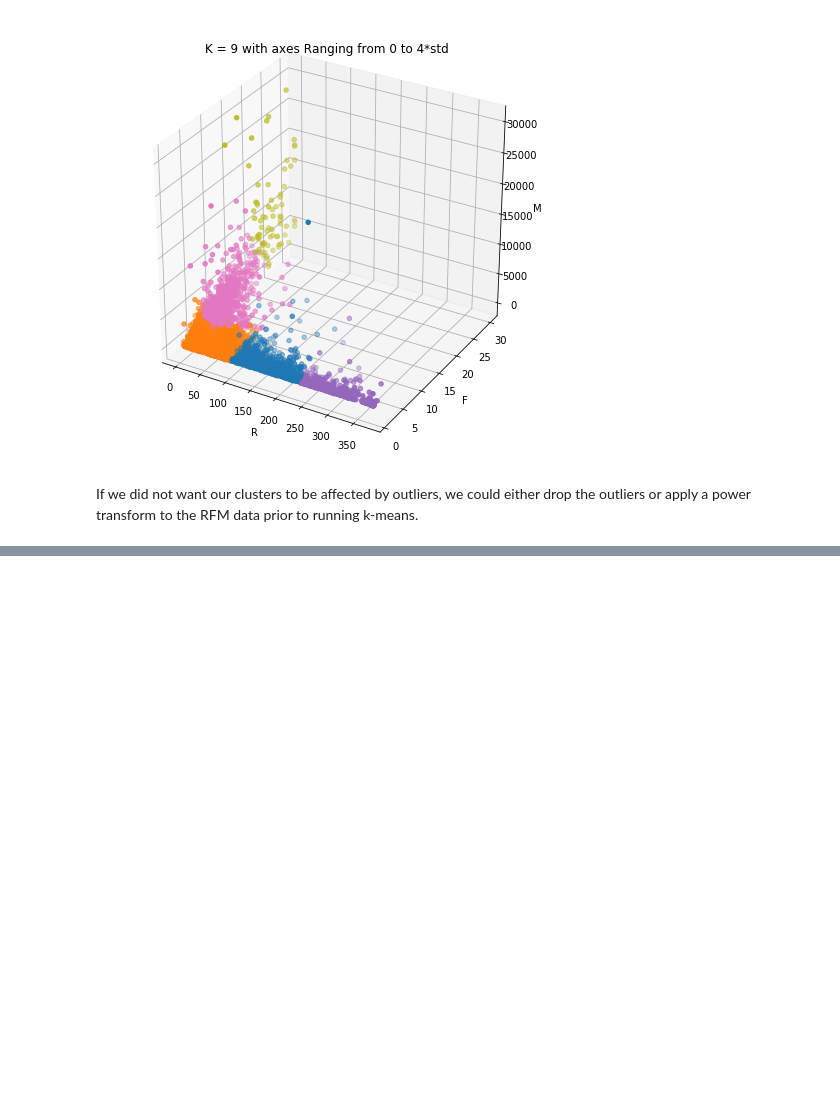
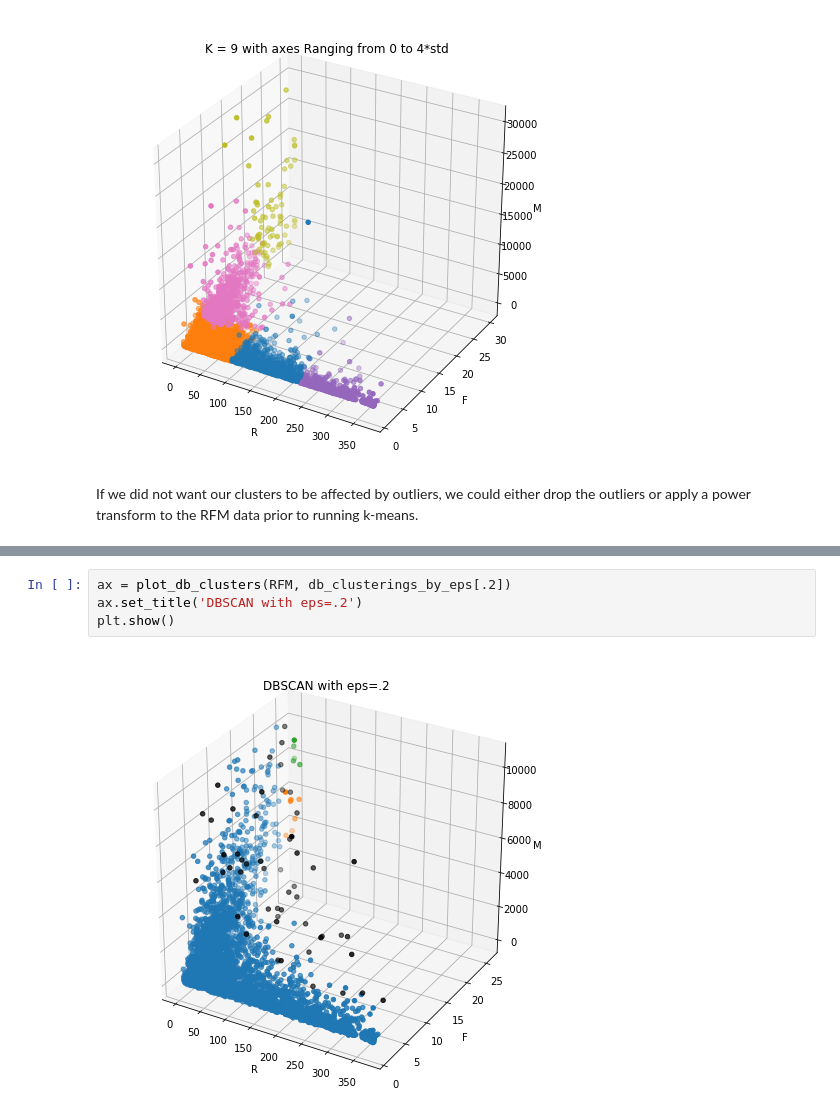
Before and after one commit to hriely/Unsupervised-learning-capstone, a Jupyter notebook: Customer Segmentation Via RFM and Clustering.ipynb, the cells around one changed output, grey strips where cells are left out. Drawn from its saved outputs; the diff is of its cells as text; blank space fills up the shorter version.

```diff
--- a/Customer Segmentation Via RFM and Clustering.ipynb
+++ b/Customer Segmentation Via RFM and Clustering.ipynb
@@ -347,0 +433,6 @@ If we did not want our clusters to be affected by outliers, we could either drop
+# %%
+ax = plot_db_clusters(RFM, db_clusterings_by_eps[.2])
+ax.set_title('DBSCAN with eps=.2')
+plt.show()
+# %% [output]
+[figure, added]
```
Also changed, not shown: parts of 16 cells of this notebook.
